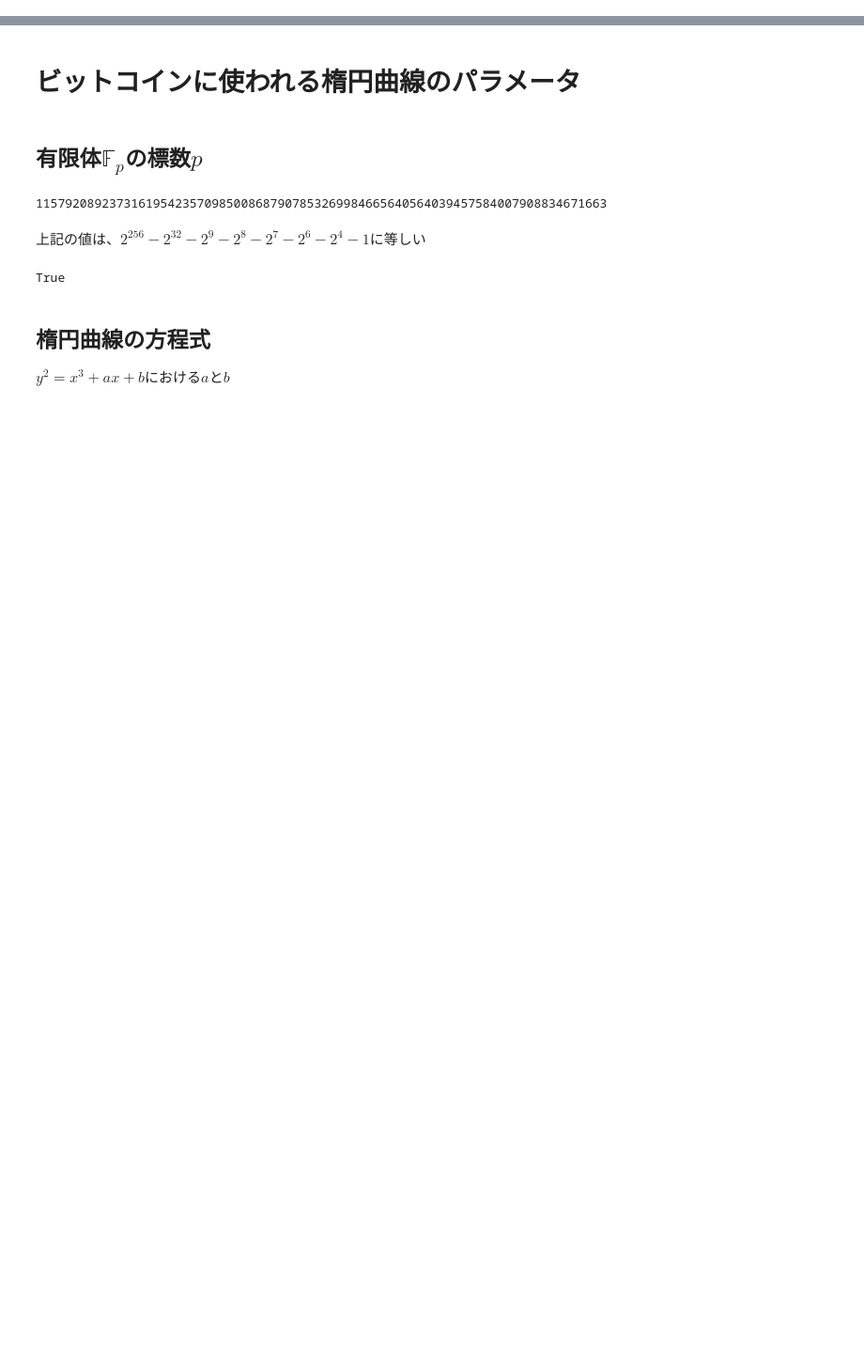
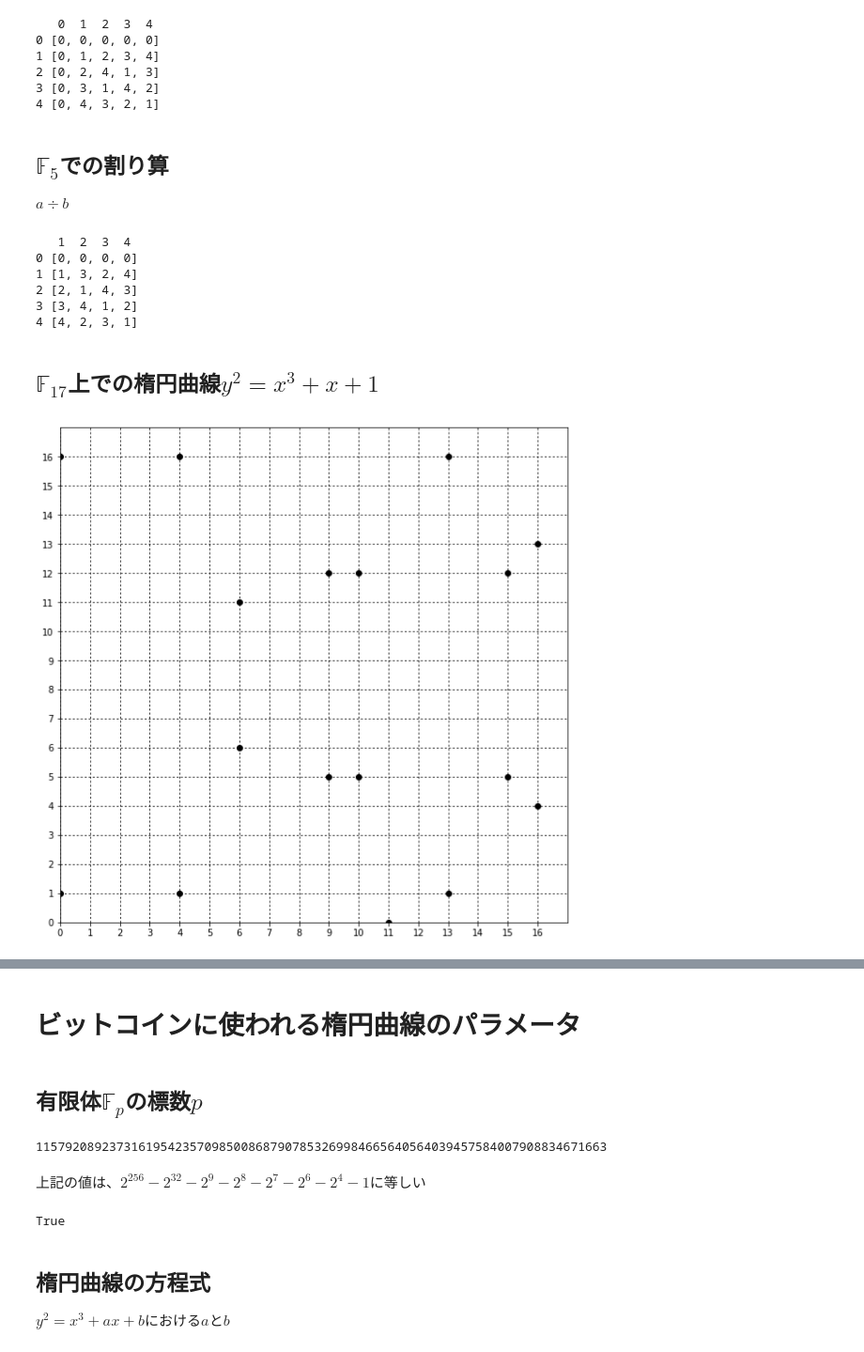
Before and after one commit to dgakane/citp-report2017, a Jupyter notebook: section3.ipynb, the cells around one changed output, grey strips where cells are left out. Shown: that part at 94% size. Drawn from its saved outputs; the diff is of its cells as text; code cells hidden in the pictures; blank space fills up the shorter version.

```diff
--- a/section3.ipynb
+++ b/section3.ipynb
@@ -0,0 +5,3 @@
+# %%
+def add(a, b): # F5での足し算
+    return (a + b) % 5
@@ -0,0 +44,72 @@
+# %%
+def multiply(a, b): # F5でのかけ算
+    return (a * b) % 5
+# %%
+print("   " + "  ".join([str(i) for i in range(5)]))
+for a in range(5):
+    print("{} ".format(a), end="")
+    row = []
+    for b in range(5):
+        row.append(multiply(a,b))
+    print(row)
+# %% [output]
+   0  1  2  3  4
+0 [0, 0, 0, 0, 0]
+1 [0, 1, 2, 3, 4]
+2 [0, 2, 4, 1, 3]
+3 [0, 3, 1, 4, 2]
+4 [0, 4, 3, 2, 1]
+# %% [markdown]
+## $\mathbb{F}_5$での割り算
+$a \div b$
+# %%
+def inv(n, p): # 剰余 pの世界で逆数を求める関数
+    return pow(n, p-2, p) # フェルマーの小定理より
+def div(a, b): # F5での割り算
+    return (a * inv(b, 5)) % 5
+# %%
+print("   " + "  ".join([str(i) for i in range(1,5)]))
+for a in range(5):
+    print("{} ".format(a), end="")
+    row = []
+    for b in range(1,5):
+        row.append(div(a,b))
+    print(row)
+# %% [output]
+   1  2  3  4
+0 [0, 0, 0, 0]
+1 [1, 3, 2, 4]
+2 [2, 1, 4, 3]
+3 [3, 4, 1, 2]
+4 [4, 2, 3, 1]
+# %% [markdown]
+## $\mathbb{F}_{17}$上での楕円曲線$y^2=x^3+x+1$
+# %%
+def plot_ec(a, b, p):
+    import matplotlib.pyplot as plt
+    plt.rcParams["font.size"] = 10
+    xlist = []
+    ylist = []
+    for x in range(p):
+        for y in range(p):
+            if((x**3 + a * x + b - y**2) % p == 0):
+            # 方程式を満たすx,yの組をリストに格納
+                xlist.append(x)
+                ylist.append(y)
+    #以下は表示のため
+    plt.figure(figsize=(10,10))
+    plt.axis([0,p,0,p])
+    if(p < 55):
+        point_style = 'o'
+        plt.grid(which='major',linestyle=':'
+                 , color="black")
+        plt.yticks( [i for i in range(p)] )
+        plt.xticks( [i for i in range(p)] )
+    else:
+        point_style = '.'
+    plt.plot(xlist, ylist, point_style, color="black")
+    plt.show()
+
+plot_ec(1, 1, 17)
+# %% [output]
+[figure, added]
```
Also changed, not shown: parts of 21 cells of this notebook.
